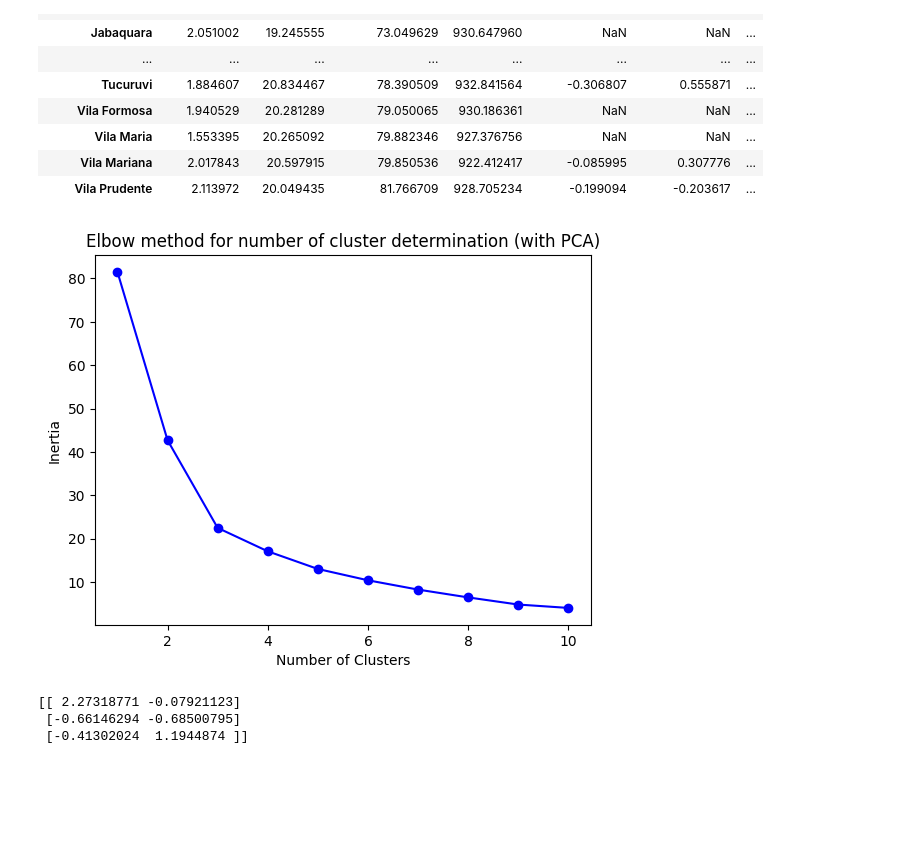
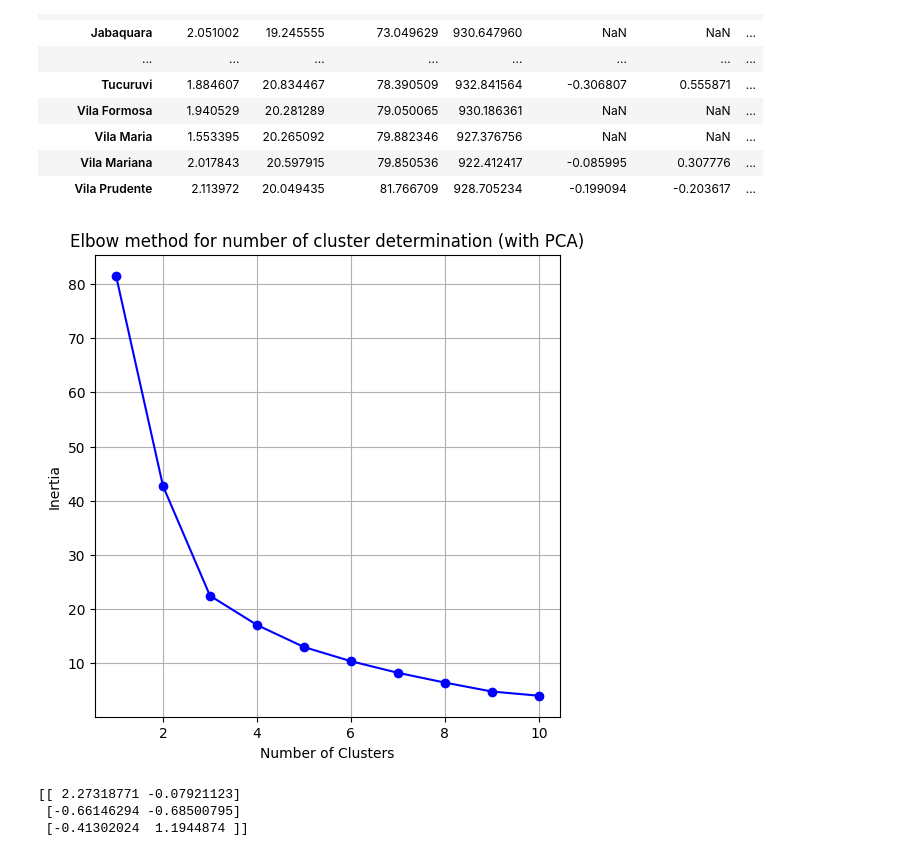
Before and after one commit to plbalmeida/ml-uhi, a Jupyter notebook: notebooks/2.0-eda.ipynb, the cells around one changed output. Cells and saved outputs as stored; diff of their text form; code cells hidden in the pictures; blank space fills up the shorter version.

```diff
--- a/notebooks/2.0-eda.ipynb
+++ b/notebooks/2.0-eda.ipynb
@@ -110,31 +110,35 @@ df_grouped
 # %%
 # Preparar os dados
 X = df_grouped[["precipitation", "temperature", "relative_humidity"]].iloc[:, :].values  # Selecionar todas as colunas do conjunto de dados
 
 # Normalizar os dados
 scaler = StandardScaler()
 X_norm = scaler.fit_transform(X)
 
 # Aplicar PCA para redução de dimensionalidade
 pca = PCA(n_components=2)
 X_pca = pca.fit_transform(X_norm)
 
 # Encontrar o número ideal de clusters utilizando o método Elbow
 n_clusters = range(1, 11)
 inertias = []
 for n in n_clusters:
     kmeans = KMeans(n_clusters=n, init='k-means++', max_iter=300, n_init=10, random_state=0)
     kmeans.fit(X_pca)
     inertias.append(kmeans.inertia_)
 
 # Plotar o gráfico do método Elbow
+plt.subplots(figsize=(6, 6))
 plt.plot(n_clusters, inertias, 'bo-')
 plt.xlabel('Number of Clusters')
 plt.ylabel('Inertia')
 plt.title('Elbow method for number of cluster determination (with PCA)')
+plt.savefig(f'../figures/elbow_method.png', dpi=300, bbox_inches="tight")
+plt.grid()
+
 plt.show()
 # %% [output]
-[figure, old version]
+[figure, new version]
 # %%
 # Clusterizar os dados com o número de clusters escolhido
 k = 3  # Número de clusters escolhido
```
Also changed, not shown: parts of 23 cells of this notebook.
